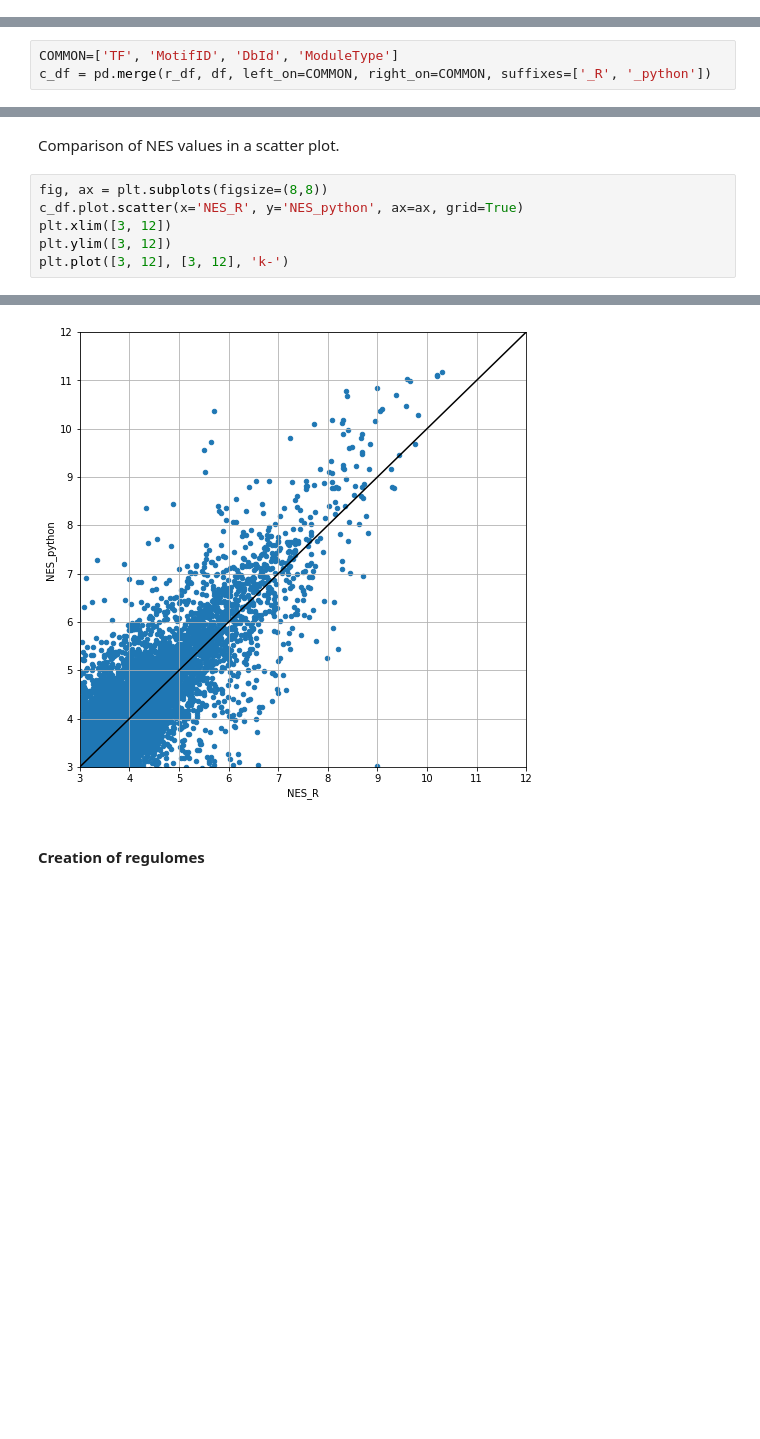
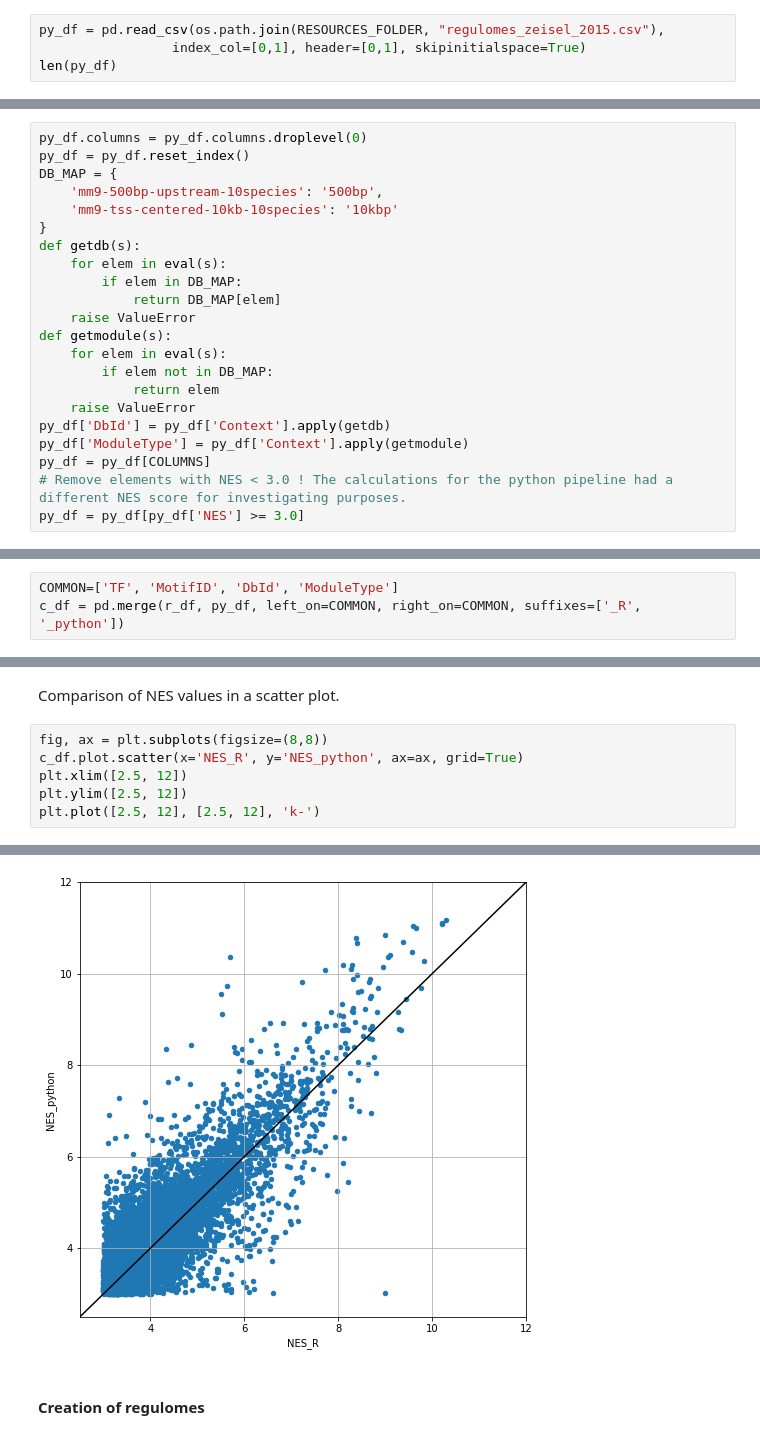
Before and after one commit to aertslab/pySCENIC, a Jupyter notebook: notebooks/pySCENIC - Comparison to R implementation of the pipeline.ipynb, the cells around one changed output, grey strips where cells are left out. Cells and saved outputs as stored; diff of their text form; blank space fills up the shorter version.

```diff
--- a/notebooks/pySCENIC - Comparison to R implementation of the pipeline.ipynb
+++ b/notebooks/pySCENIC - Comparison to R implementation of the pipeline.ipynb
@@ -383,0 +336,4 @@ r_df.head()
+# %%
+py_df = pd.read_csv(os.path.join(RESOURCES_FOLDER, "regulomes_zeisel_2015.csv"),
+                 index_col=[0,1], header=[0,1], skipinitialspace=True)
+len(py_df)
@@ -460,0 +351,22 @@ array(['500bp', '10kbp'], dtype=object)
+# %%
+py_df.columns = py_df.columns.droplevel(0)
+py_df = py_df.reset_index()
+DB_MAP = {
+    'mm9-500bp-upstream-10species': '500bp',
+    'mm9-tss-centered-10kb-10species': '10kbp'
+}
+def getdb(s):
+    for elem in eval(s):
+        if elem in DB_MAP:
+            return DB_MAP[elem]
+    raise ValueError
+def getmodule(s):
+    for elem in eval(s):
+        if elem not in DB_MAP:
+            return elem
+    raise ValueError
+py_df['DbId'] = py_df['Context'].apply(getdb)
+py_df['ModuleType'] = py_df['Context'].apply(getmodule)
+py_df = py_df[COLUMNS]
+# Remove elements with NES < 3.0 ! The calculations for the python pipeline had a different NES score for investigating purposes.
+py_df = py_df[py_df['NES'] >= 3.0]
@@ -461,6 +380,6 @@ array(['500bp', '10kbp'], dtype=object)
 # %%
 COMMON=['TF', 'MotifID', 'DbId', 'ModuleType']
-c_df = pd.merge(r_df, df, left_on=COMMON, right_on=COMMON, suffixes=['_R', '_python'])
+c_df = pd.merge(r_df, py_df, left_on=COMMON, right_on=COMMON, suffixes=['_R', '_python'])
 # %% [markdown]
 Comparison of AUC values in a scatter plot.
 # %%
@@ -478,11 +435,11 @@ Comparison of NES values in a scatter plot.
 # %%
 fig, ax = plt.subplots(figsize=(8,8))
 c_df.plot.scatter(x='NES_R', y='NES_python', ax=ax, grid=True)
-plt.xlim([3, 12])
-plt.ylim([3, 12])
-plt.plot([3, 12], [3, 12], 'k-')
+plt.xlim([2.5, 12])
+plt.ylim([2.5, 12])
+plt.plot([2.5, 12], [2.5, 12], 'k-')
 # %% [output]
 [<matplotlib.lines.Line2D at 0x...>]
-[figure, old version]
+[figure, new version]
 # %% [markdown]
 #### Creation of regulomes
```
Also changed, not shown: parts of 82 cells of this notebook.
